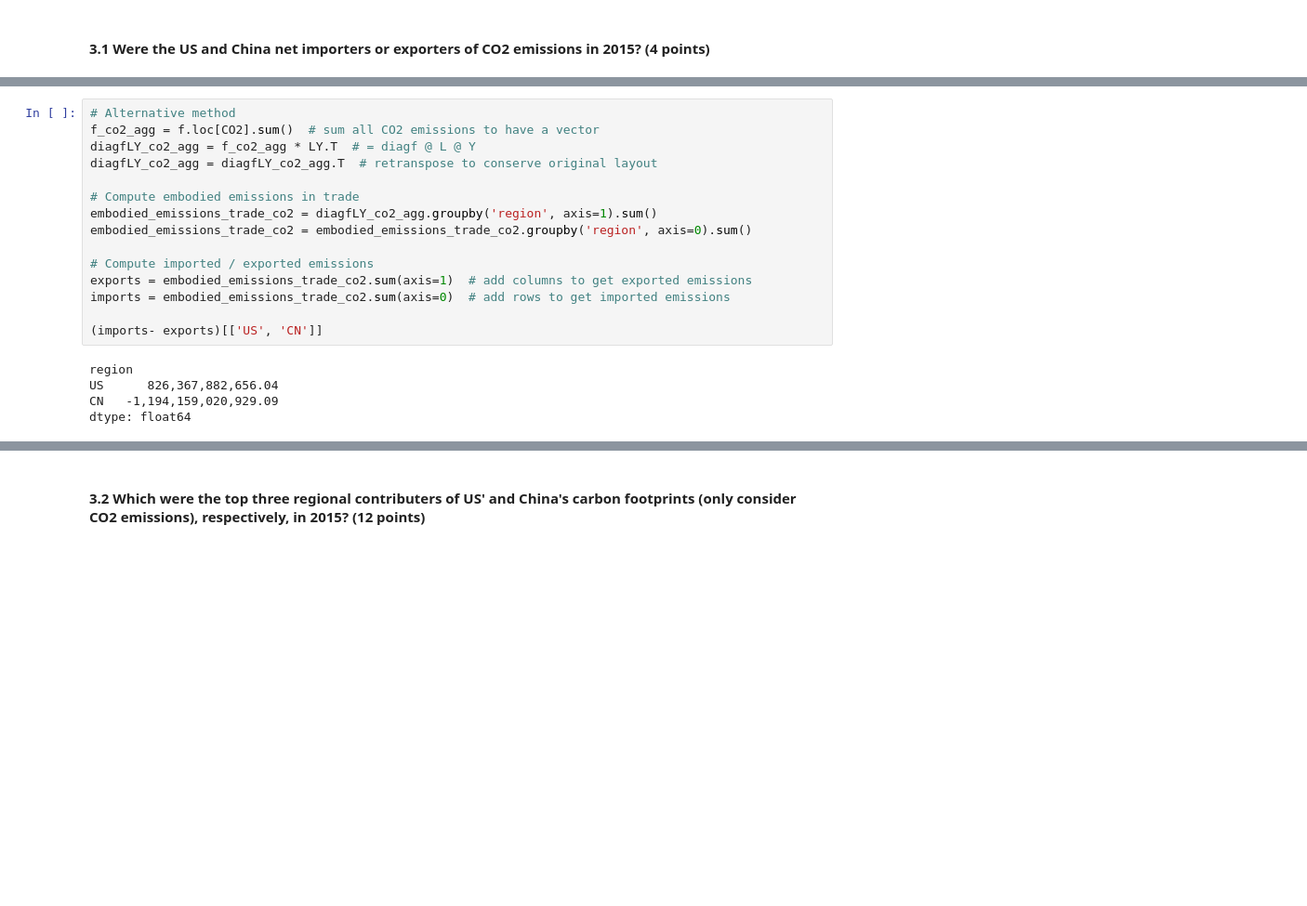
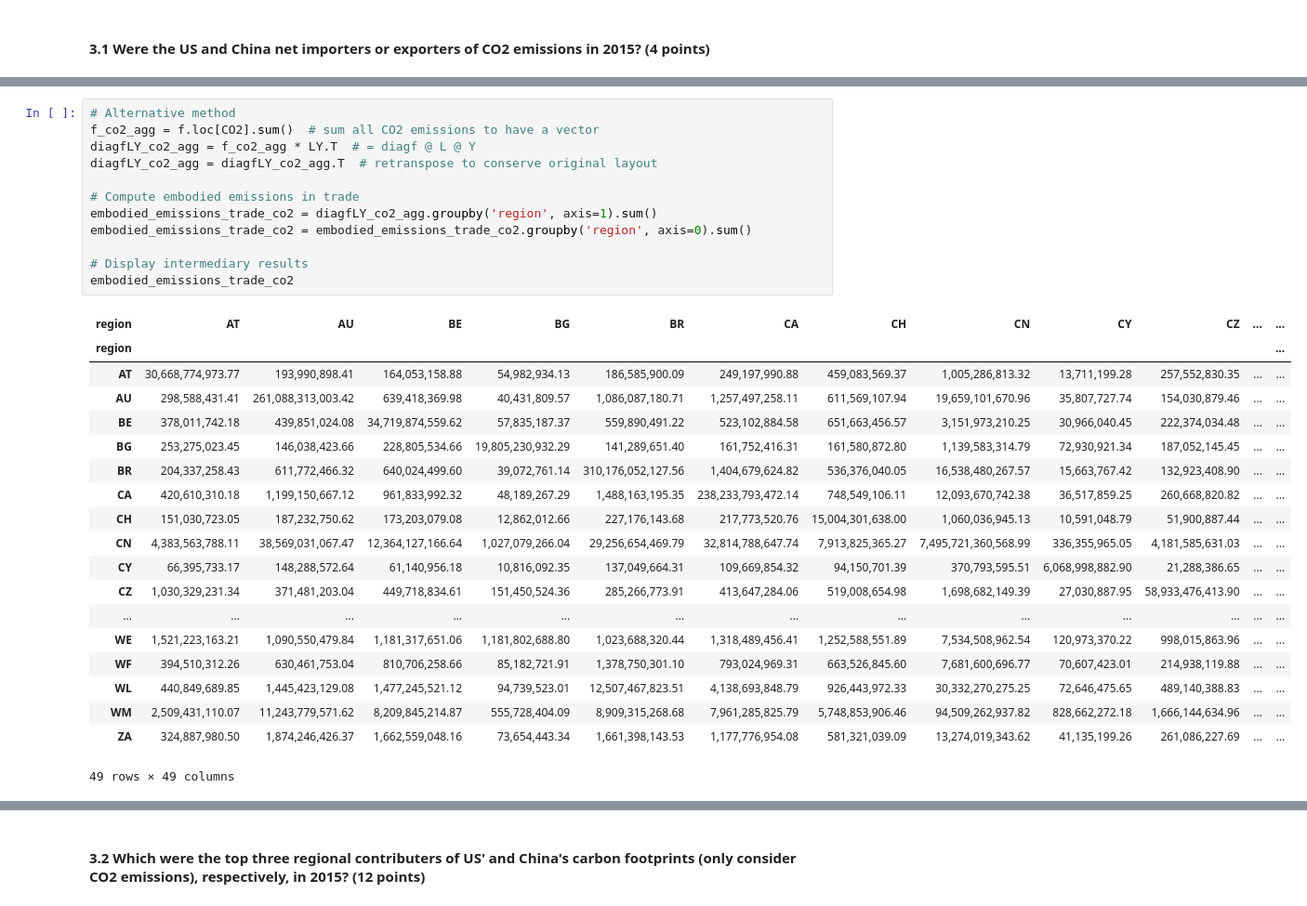
Before and after one commit to adrien-perello/EEIOA, a Jupyter notebook: scripts/07_mock_exam.ipynb, the cells around one changed output, grey strips where cells are left out. Shown at 93% size. Saved outputs shown, nothing was run; the diff lists cells and outputs as text; blank space fills up the shorter version.

Commit message:
display intermediary results

```diff
--- a/scripts/07_mock_exam.ipynb
+++ b/scripts/07_mock_exam.ipynb
@@ -466,20 +532,32 @@ CN Net import: -1194159020929.0837 kg CO2
 # %%
 # Alternative method
 f_co2_agg = f.loc[CO2].sum()  # sum all CO2 emissions to have a vector
 diagfLY_co2_agg = f_co2_agg * LY.T  # = diagf @ L @ Y
 diagfLY_co2_agg = diagfLY_co2_agg.T  # retranspose to conserve original layout
 
 # Compute embodied emissions in trade
 embodied_emissions_trade_co2 = diagfLY_co2_agg.groupby('region', axis=1).sum()
 embodied_emissions_trade_co2 = embodied_emissions_trade_co2.groupby('region', axis=0).sum()
 
-# Compute imported / exported emissions
-exports = embodied_emissions_trade_co2.sum(axis=1)  # add columns to get exported emissions
-imports = embodied_emissions_trade_co2.sum(axis=0)  # add rows to get imported emissions
-
-(imports- exports)[['US', 'CN']]
+# Display intermediary results
+embodied_emissions_trade_co2
 # %% [output]
+| region | AT | AU | BE | BG | BR | CA | CH | CN | CY | CZ | ... | ... |
+| region |  |  |  |  |  |  |  |  |  |  |  | ... |
+| AT | 30,668,774,973.77 | 193,990,898.41 | 164,053,158.88 | 54,982,934.13 | 186,585,900.09 | 249,197,990.88 | 459,083,569.37 | 1,005,286,813.32 | 13,711,199.28 | 257,552,830.35 | ... | ... |
+| AU | 298,588,431.41 | 261,088,313,003.42 | 639,418,369.98 | 40,431,809.57 | 1,086,087,180.71 | 1,257,497,258.11 | 611,569,107.94 | 19,659,101,670.96 | 35,807,727.74 | 154,030,879.46 | ... | ... |
+| BE | 378,011,742.18 | 439,851,024.08 | 34,719,874,559.62 | 57,835,187.37 | 559,890,491.22 | 523,102,884.58 | 651,663,456.57 | 3,151,973,210.25 | 30,966,040.45 | 222,374,034.48 | ... | ... |
+| BG | 253,275,023.45 | 146,038,423.66 | 228,805,534.66 | 19,805,230,932.29 | 141,289,651.40 | 161,752,416.31 | 161,580,872.80 | 1,139,583,314.79 | 72,930,921.34 | 187,052,145.45 | ... | ... |
+| BR | 204,337,258.43 | 611,772,466.32 | 640,024,499.60 | 39,072,761.14 | 310,176,052,127.56 | 1,404,679,624.82 | 536,376,040.05 | 16,538,480,267.57 | 15,663,767.42 | 132,923,408.90 | ... | ... |
+| CA | 420,610,310.18 | 1,199,150,667.12 | 961,833,992.32 | 48,189,267.29 | 1,488,163,195.35 | 238,233,793,472.14 | 748,549,106.11 | 12,093,670,742.38 | 36,517,859.25 | 260,668,820.82 | ... | ... |
+| CH | 151,030,723.05 | 187,232,750.62 | 173,203,079.08 | 12,862,012.66 | 227,176,143.68 | 217,773,520.76 | 15,004,301,638.00 | 1,060,036,945.13 | 10,591,048.79 | 51,900,887.44 | ... | ... |
+| CN | 4,383,563,788.11 | 38,569,031,067.47 | 12,364,127,166.64 | 1,027,079,266.04 | 29,256,654,469.79 | 32,814,788,647.74 | 7,913,825,365.27 | 7,495,721,360,568.99 | 336,355,965.05 | 4,181,585,631.03 | ... | ... |
+| CY | 66,395,733.17 | 148,288,572.64 | 61,140,956.18 | 10,816,092.35 | 137,049,664.31 | 109,669,854.32 | 94,150,701.39 | 370,793,595.51 | 6,068,998,882.90 | 21,288,386.65 | ... | ... |
+| CZ | 1,030,329,231.34 | 371,481,203.04 | 449,718,834.61 | 151,450,524.36 | 285,266,773.91 | 413,647,284.06 | 519,008,654.98 | 1,698,682,149.39 | 27,030,887.95 | 58,933,476,413.90 | ... | ... |
+| ... | ... | ... | ... | ... | ... | ... | ... | ... | ... | ... | ... | ... |
+| WE | 1,521,223,163.21 | 1,090,550,479.84 | 1,181,317,651.06 | 1,181,802,688.80 | 1,023,688,320.44 | 1,318,489,456.41 | 1,252,588,551.89 | 7,534,508,962.54 | 120,973,370.22 | 998,015,863.96 | ... | ... |
+| WF | 394,510,312.26 | 630,461,753.04 | 810,706,258.66 | 85,182,721.91 | 1,378,750,301.10 | 793,024,969.31 | 663,526,845.60 | 7,681,600,696.77 | 70,607,423.01 | 214,938,119.88 | ... | ... |
+| WL | 440,849,689.85 | 1,445,423,129.08 | 1,477,245,521.12 | 94,739,523.01 | 12,507,467,823.51 | 4,138,693,848.79 | 926,443,972.33 | 30,332,270,275.25 | 72,646,475.65 | 489,140,388.83 | ... | ... |
+| WM | 2,509,431,110.07 | 11,243,779,571.62 | 8,209,845,214.87 | 555,728,404.09 | 8,909,315,268.68 | 7,961,285,825.79 | 5,748,853,906.46 | 94,509,262,937.82 | 828,662,272.18 | 1,666,144,634.96 | ... | ... |
+| ZA | 324,887,980.50 | 1,874,246,426.37 | 1,662,559,048.16 | 73,654,443.34 | 1,661,398,143.53 | 1,177,776,954.08 | 581,321,039.09 | 13,274,019,343.62 | 41,135,199.26 | 261,086,227.69 | ... | ... |
-region
-US      826,367,882,656.04
-CN   -1,194,159,020,929.09
-dtype: float64
+49 rows × 49 columns
```
Also changed, not shown: parts of 7 cells of this notebook, 2 other files.
